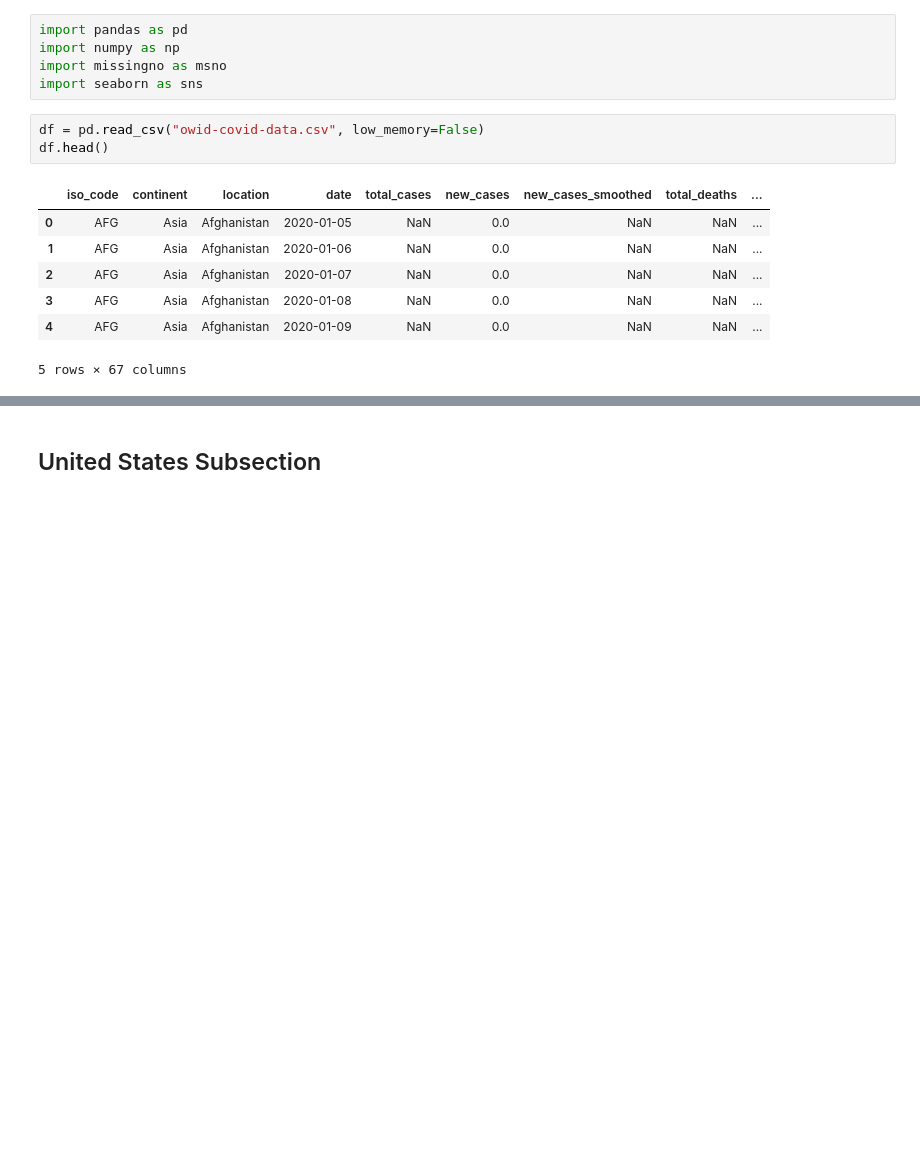
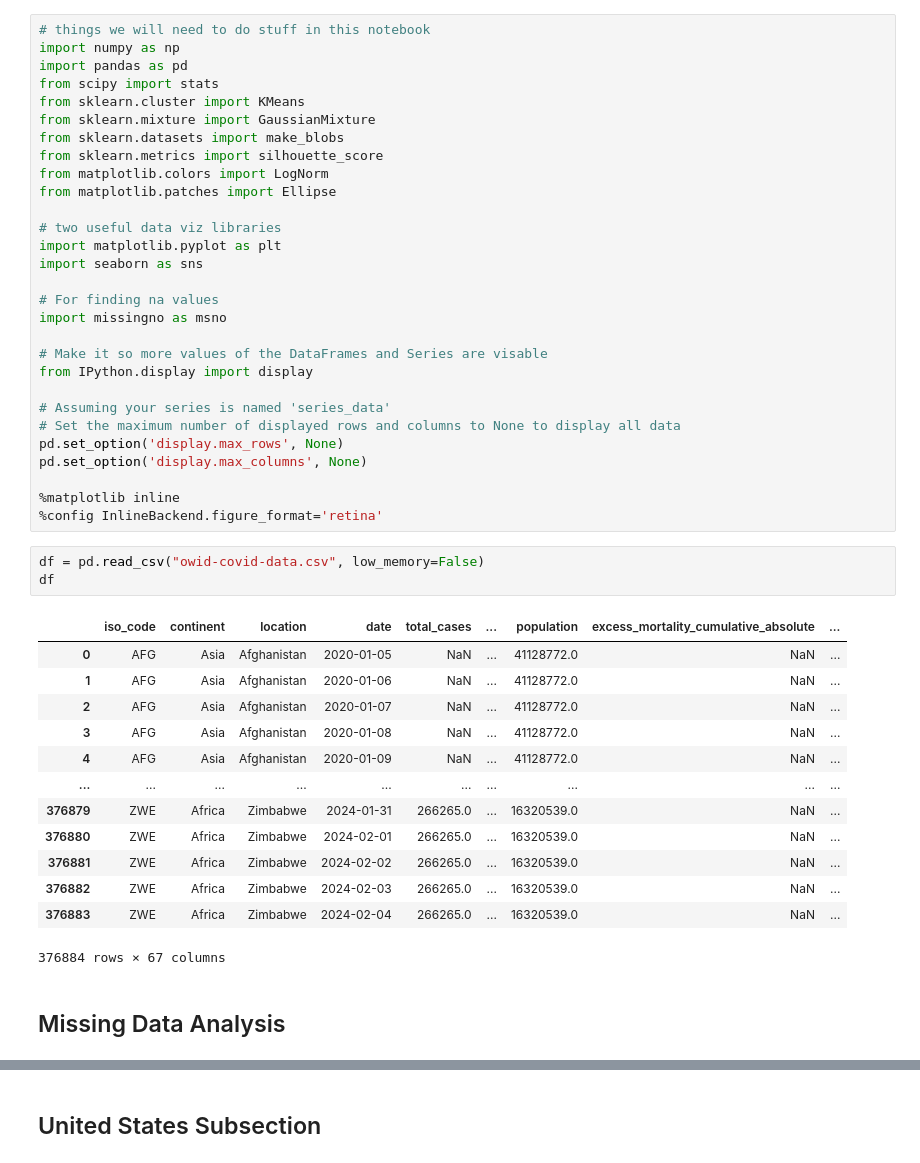
Before and after one commit to COGS118B/group_template, a Jupyter notebook: data_analysis.ipynb, the cells around one changed output, grey strips where cells are left out. Saved outputs shown, nothing was run; the diff lists cells and outputs as text; blank space fills up the shorter version.

```diff
--- a/data_analysis.ipynb
+++ b/data_analysis.ipynb
@@ -1,19 +1,51 @@
 # %%
+# things we will need to do stuff in this notebook
+import numpy as np
 import pandas as pd
-import numpy as np
+from scipy import stats
+from sklearn.cluster import KMeans
+from sklearn.mixture import GaussianMixture
+from sklearn.datasets import make_blobs
+from sklearn.metrics import silhouette_score
+from matplotlib.colors import LogNorm
+from matplotlib.patches import Ellipse
+
+# two useful data viz libraries
+import matplotlib.pyplot as plt
+import seaborn as sns
+
+# For finding na values
 import missingno as msno
-import seaborn as sns
+
+# Make it so more values of the DataFrames and Series are visable
+from IPython.display import display
+
+# Assuming your series is named 'series_data'
+# Set the maximum number of displayed rows and columns to None to display all data
+pd.set_option('display.max_rows', None)
+pd.set_option('display.max_columns', None)
+
+%matplotlib inline
+%config InlineBackend.figure_format='retina'
 # %%
 df = pd.read_csv("owid-covid-data.csv", low_memory=False)
-df.head()
+df
 # %% [output]
-|  | iso_code | continent | location | date | total_cases | new_cases | new_cases_smoothed | total_deaths | ... |
-| 0 | AFG | Asia | Afghanistan | 2020-01-05 | NaN | 0.0 | NaN | NaN | ... |
-| 1 | AFG | Asia | Afghanistan | 2020-01-06 | NaN | 0.0 | NaN | NaN | ... |
-| 2 | AFG | Asia | Afghanistan | 2020-01-07 | NaN | 0.0 | NaN | NaN | ... |
-| 3 | AFG | Asia | Afghanistan | 2020-01-08 | NaN | 0.0 | NaN | NaN | ... |
-| 4 | AFG | Asia | Afghanistan | 2020-01-09 | NaN | 0.0 | NaN | NaN | ... |
+|  | iso_code | continent | location | date | total_cases | ... | population | excess_mortality_cumulative_absolute | ... |
+| 0 | AFG | Asia | Afghanistan | 2020-01-05 | NaN | ... | 41128772.0 | NaN | ... |
+| 1 | AFG | Asia | Afghanistan | 2020-01-06 | NaN | ... | 41128772.0 | NaN | ... |
+| 2 | AFG | Asia | Afghanistan | 2020-01-07 | NaN | ... | 41128772.0 | NaN | ... |
+| 3 | AFG | Asia | Afghanistan | 2020-01-08 | NaN | ... | 41128772.0 | NaN | ... |
+| 4 | AFG | Asia | Afghanistan | 2020-01-09 | NaN | ... | 41128772.0 | NaN | ... |
+| ... | ... | ... | ... | ... | ... | ... | ... | ... | ... |
+| 376879 | ZWE | Africa | Zimbabwe | 2024-01-31 | 266265.0 | ... | 16320539.0 | NaN | ... |
+| 376880 | ZWE | Africa | Zimbabwe | 2024-02-01 | 266265.0 | ... | 16320539.0 | NaN | ... |
+| 376881 | ZWE | Africa | Zimbabwe | 2024-02-02 | 266265.0 | ... | 16320539.0 | NaN | ... |
+| 376882 | ZWE | Africa | Zimbabwe | 2024-02-03 | 266265.0 | ... | 16320539.0 | NaN | ... |
+| 376883 | ZWE | Africa | Zimbabwe | 2024-02-04 | 266265.0 | ... | 16320539.0 | NaN | ... |
-5 rows × 67 columns
+376884 rows × 67 columns
+# %% [markdown]
+## Missing Data Analysis
 # %%
 msno.matrix(df);
 # %% [output]
```
Also changed, not shown: parts of 34 cells of this notebook.
